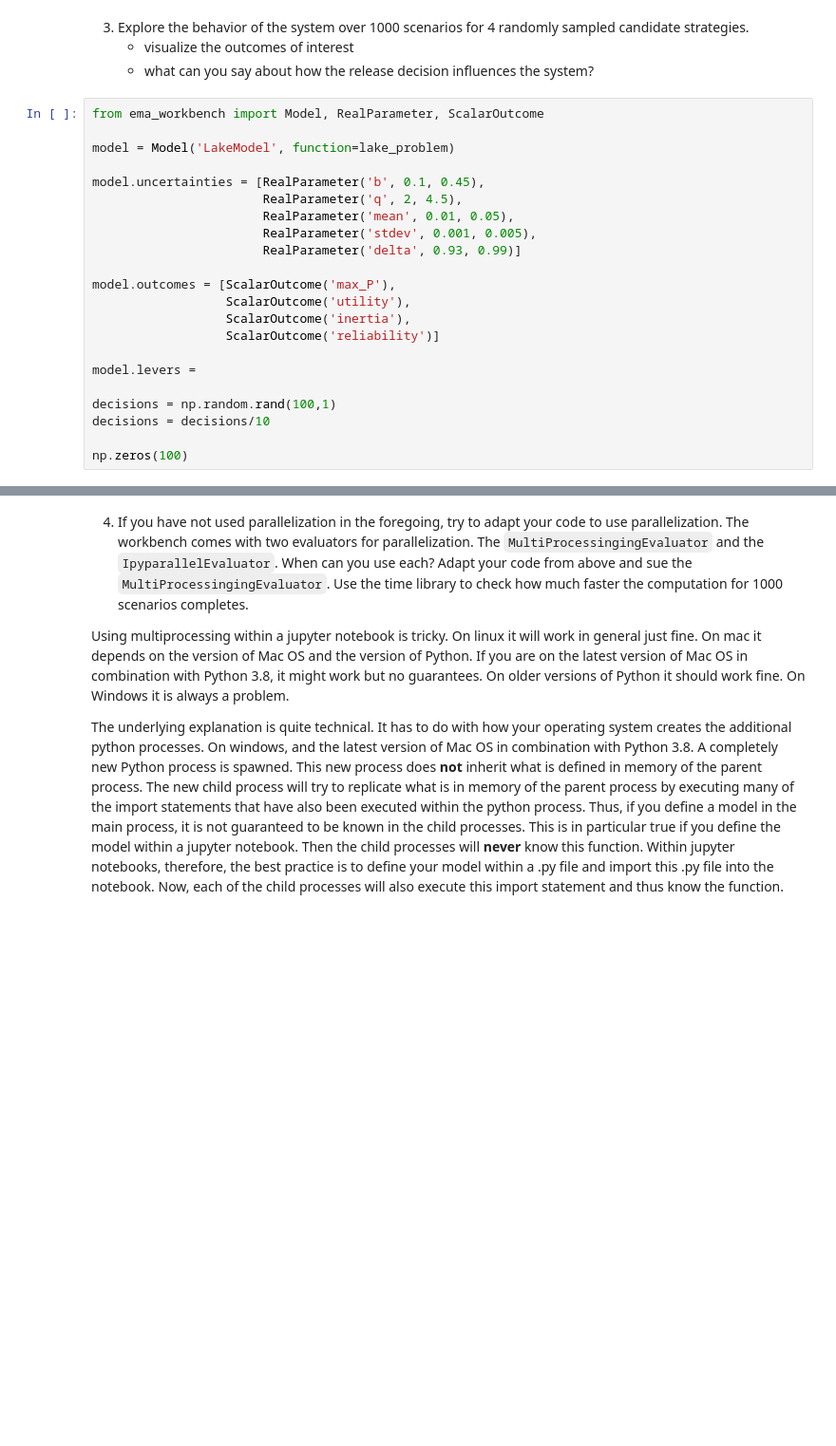
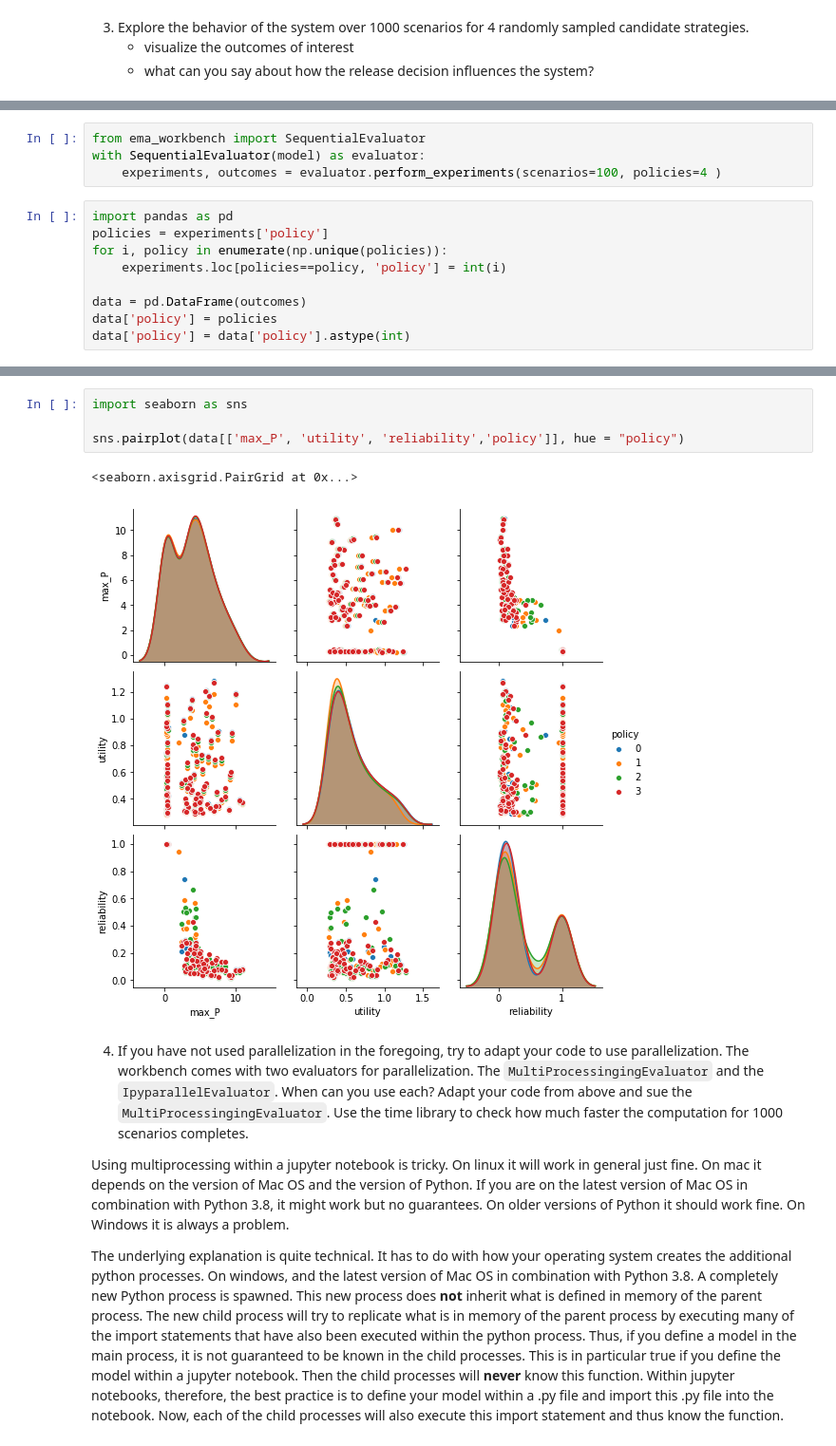
Before and after one commit to herzogrh/EPA1361, a Jupyter notebook: Week 1-2 - general intro to exploratory modelling/assignment 2 - lakemodel.ipynb, the cells around one changed output, grey strips where cells are left out. Shown at 95% size. Cells and saved outputs as stored; diff of their text form; blank space fills up the shorter version.

```diff
--- a/Week 1-2 - general intro to exploratory modelling/assignment 2 - lakemodel.ipynb
+++ b/Week 1-2 - general intro to exploratory modelling/assignment 2 - lakemodel.ipynb
@@ -154,25 +256,3 @@ sns.pairplot(data, vars=list(outcomes.keys()))
 3. Explore the behavior of the system over 1000 scenarios for 4 randomly sampled candidate strategies.
     * visualize the outcomes of interest
     * what can you say about how the release decision influences the system?
-# %%
-from ema_workbench import Model, RealParameter, ScalarOutcome
-
-model = Model('LakeModel', function=lake_problem)
-
-model.uncertainties = [RealParameter('b', 0.1, 0.45),
-                       RealParameter('q', 2, 4.5),
-                       RealParameter('mean', 0.01, 0.05),
-                       RealParameter('stdev', 0.001, 0.005),
-                       RealParameter('delta', 0.93, 0.99)]
-
-model.outcomes = [ScalarOutcome('max_P'),
-                  ScalarOutcome('utility'),
-                  ScalarOutcome('inertia'),
-                  ScalarOutcome('reliability')]
-
-model.levers =
-
-decisions = np.random.rand(100,1)
-decisions = decisions/10
-
-np.zeros(100)
@@ -185,0 +259,13 @@ array([0., 0., 0., 0., 0., 0., 0., 0., 0., 0., 0., 0., 0., 0., 0., 0., 0.,
+# %%
+from ema_workbench import SequentialEvaluator
+with SequentialEvaluator(model) as evaluator:
+    experiments, outcomes = evaluator.perform_experiments(scenarios=100, policies=4 )
+# %%
+import pandas as pd
+policies = experiments['policy']
+for i, policy in enumerate(np.unique(policies)):
+    experiments.loc[policies==policy, 'policy'] = int(i)
+
+data = pd.DataFrame(outcomes)
+data['policy'] = policies
+data['policy'] = data['policy'].astype(int)
@@ -186,3 +284,10 @@ array([0., 0., 0., 0., 0., 0., 0., 0., 0., 0., 0., 0., 0., 0., 0., 0., 0.,
+# %%
+import seaborn as sns
+
+sns.pairplot(data[['max_P', 'utility', 'reliability','policy']], hue = "policy")
+# %% [output]
+<seaborn.axisgrid.PairGrid at 0x...>
+[figure, added]
 # %% [markdown]
 4. If you have not used parallelization in the foregoing, try to adapt your code to use parallelization. The workbench comes with two evaluators for parallelization. The `MultiProcessingingEvaluator` and the `IpyparallelEvaluator`. When can you use each? Adapt your code from above and sue the `MultiProcessingingEvaluator`. Use the time library to check how much faster the computation for 1000 scenarios completes.
 
```
Also changed, not shown: parts of 7 cells of this notebook, 3 other files.
